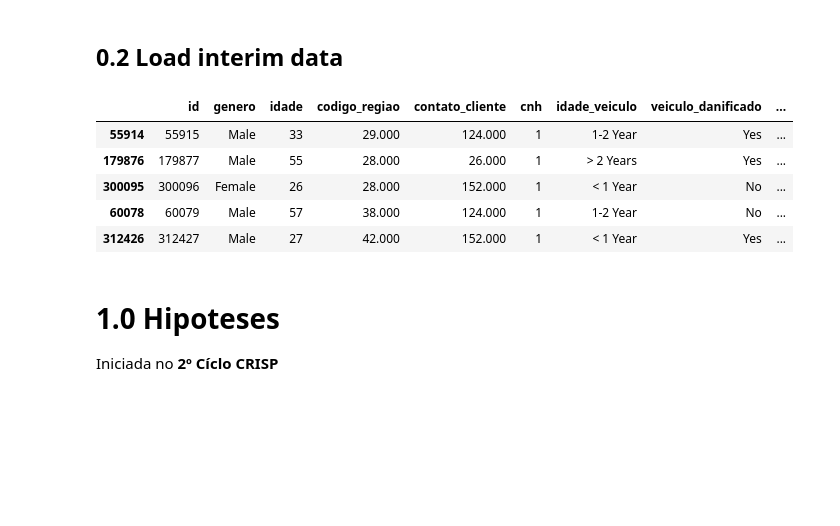
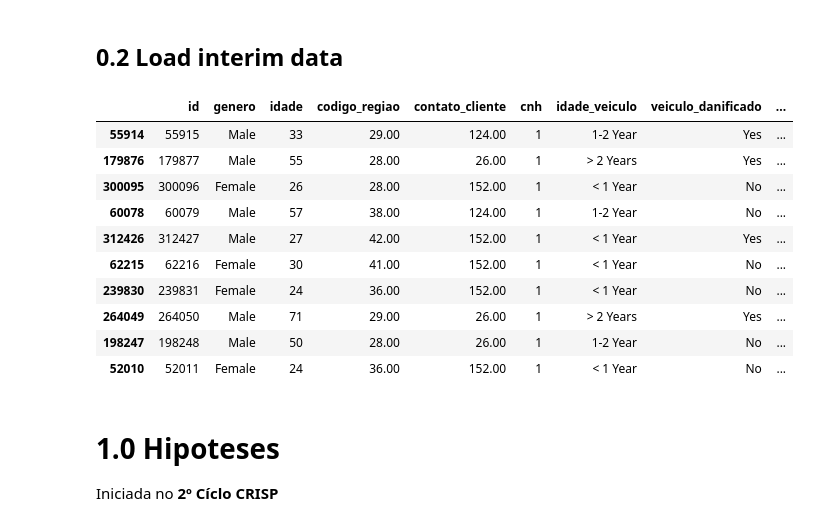
Before and after one commit to Gabrielnbr/estudo_pa004, a Jupyter notebook: notebooks/3.feature-engenniring.ipynb, the cells around one changed output. Drawn from its saved outputs; the diff is of its cells as text; code cells hidden in the pictures; blank space fills up the shorter version.

```diff
--- a/notebooks/3.feature-engenniring.ipynb
+++ b/notebooks/3.feature-engenniring.ipynb
@@ -28,14 +28,19 @@ fs.supressao_notacao()
 ## 0.2 Load interim data
 # %%
 df = pickle.load(open('../data/interim/x_treino.pkl', 'rb'))
-df.head()
+df.head(10)
 # %% [output]
 |  | id | genero | idade | codigo_regiao | contato_cliente | cnh | idade_veiculo | veiculo_danificado | ... |
-| 55914 | 55915 | Male | 33 | 29.000 | 124.000 | 1 | 1-2 Year | Yes | ... |
-| 179876 | 179877 | Male | 55 | 28.000 | 26.000 | 1 | > 2 Years | Yes | ... |
-| 300095 | 300096 | Female | 26 | 28.000 | 152.000 | 1 | < 1 Year | No | ... |
-| 60078 | 60079 | Male | 57 | 38.000 | 124.000 | 1 | 1-2 Year | No | ... |
-| 312426 | 312427 | Male | 27 | 42.000 | 152.000 | 1 | < 1 Year | Yes | ... |
+| 55914 | 55915 | Male | 33 | 29.00 | 124.00 | 1 | 1-2 Year | Yes | ... |
+| 179876 | 179877 | Male | 55 | 28.00 | 26.00 | 1 | > 2 Years | Yes | ... |
+| 300095 | 300096 | Female | 26 | 28.00 | 152.00 | 1 | < 1 Year | No | ... |
+| 60078 | 60079 | Male | 57 | 38.00 | 124.00 | 1 | 1-2 Year | No | ... |
+| 312426 | 312427 | Male | 27 | 42.00 | 152.00 | 1 | < 1 Year | Yes | ... |
+| 62215 | 62216 | Female | 30 | 41.00 | 152.00 | 1 | < 1 Year | No | ... |
+| 239830 | 239831 | Female | 24 | 36.00 | 152.00 | 1 | < 1 Year | No | ... |
+| 264049 | 264050 | Male | 71 | 29.00 | 26.00 | 1 | > 2 Years | Yes | ... |
+| 198247 | 198248 | Male | 50 | 28.00 | 26.00 | 1 | 1-2 Year | No | ... |
+| 52010 | 52011 | Female | 24 | 36.00 | 152.00 | 1 | < 1 Year | No | ... |
 # %% [markdown]
 # 1.0 Hipoteses
 Iniciada no __2º Cíclo CRISP__
```
Also changed, not shown: parts of 15 cells of this notebook, 15 other files.
